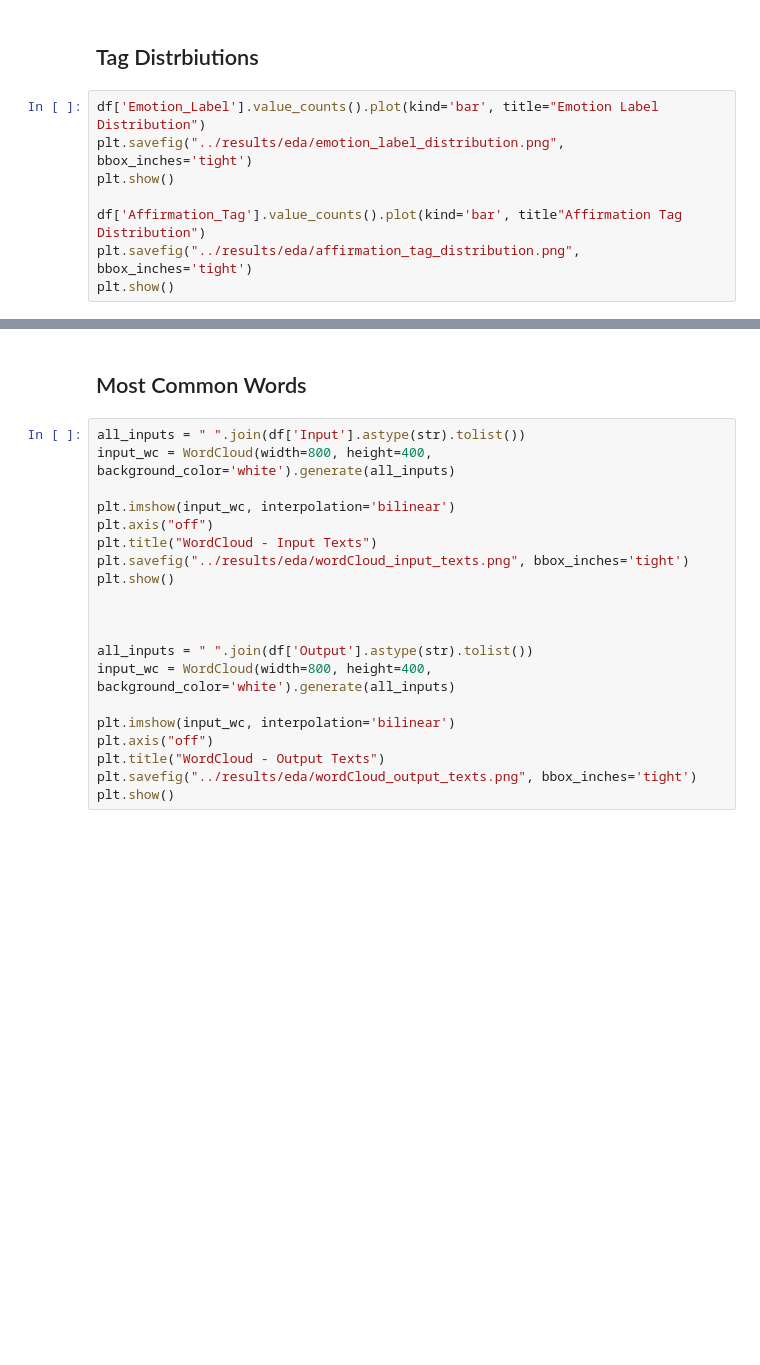
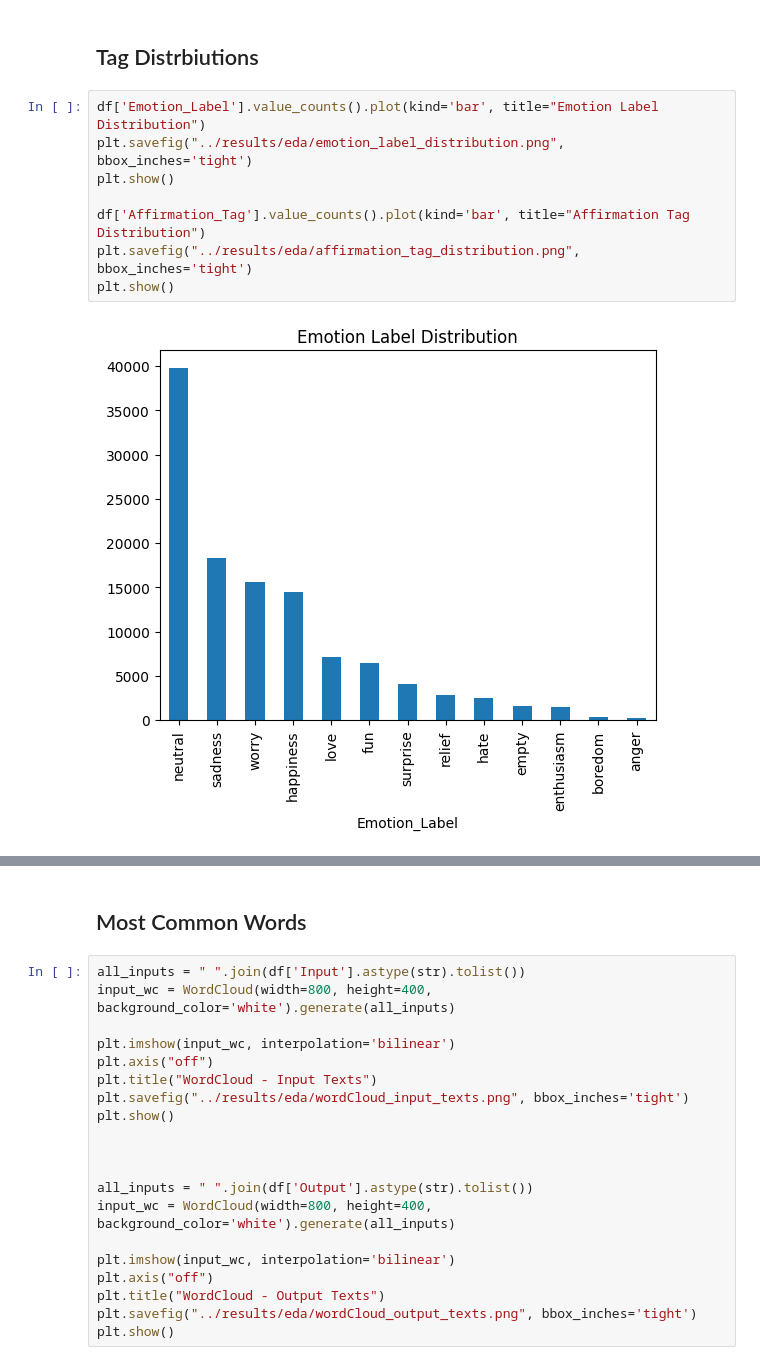
Before and after one commit to hanna8008/Self_Affirmation_Text_Generator, a Jupyter notebook: data/eda_paired_dataset.ipynb, the cells around one changed output, grey strips where cells are left out. Cells and saved outputs as stored; diff of their text form; blank space fills up the shorter version.

Commit message:
updated README.md, ran and got all images for eda for the paried dataset

```diff
--- a/data/eda_paired_dataset.ipynb
+++ b/data/eda_paired_dataset.ipynb
@@ -43,8 +70,10 @@ plt.show()
 # %%
 df['Emotion_Label'].value_counts().plot(kind='bar', title="Emotion Label Distribution")
 plt.savefig("../results/eda/emotion_label_distribution.png", bbox_inches='tight')
 plt.show()
 
-df['Affirmation_Tag'].value_counts().plot(kind='bar', title"Affirmation Tag Distribution")
+df['Affirmation_Tag'].value_counts().plot(kind='bar', title="Affirmation Tag Distribution")
 plt.savefig("../results/eda/affirmation_tag_distribution.png", bbox_inches='tight')
 plt.show()
+# %% [output]
+[figure, added]
```
Also changed, not shown: parts of 11 cells of this notebook, 11 other files.
